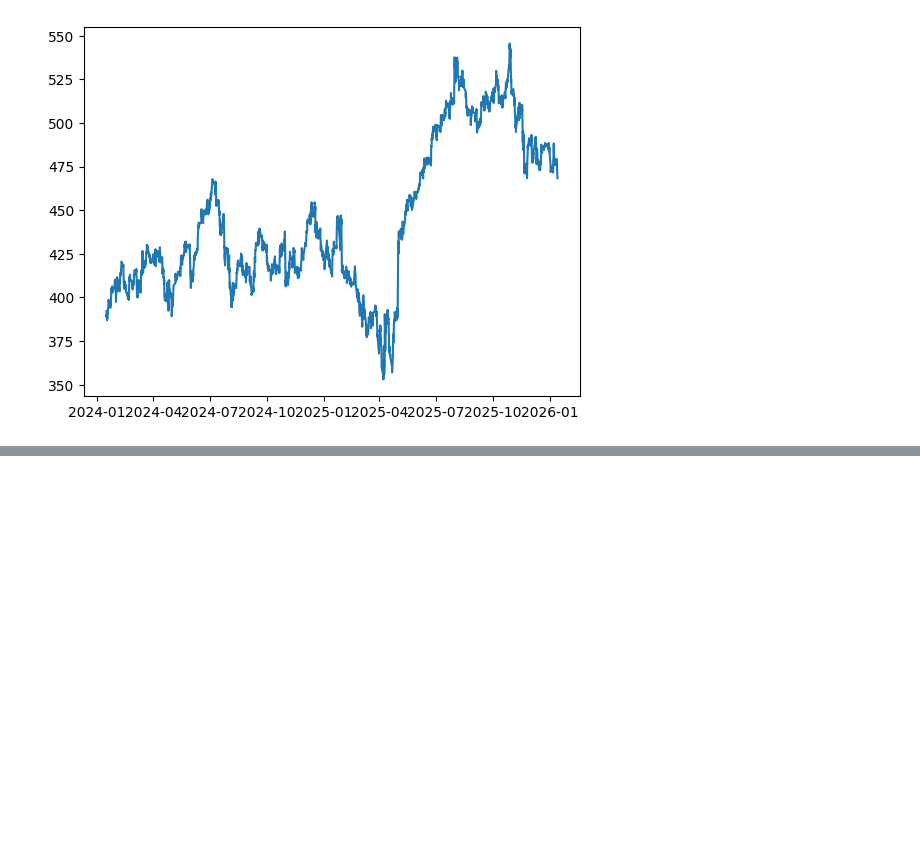
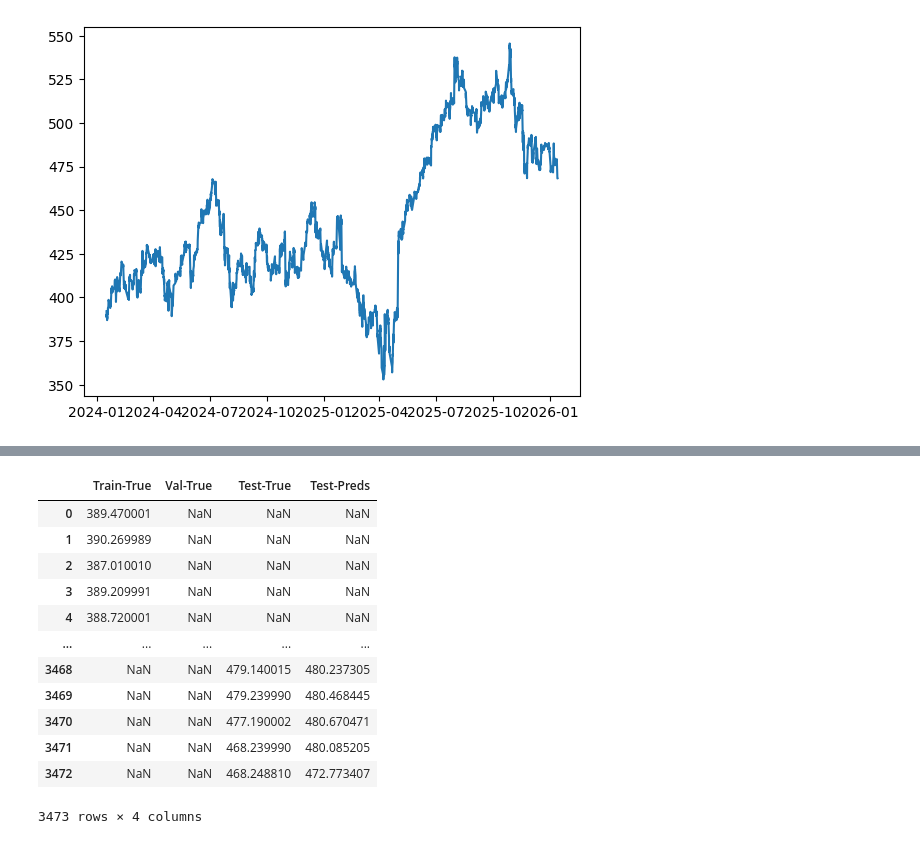
Before and after one commit to noah-frank/LSTMStockModel, a Jupyter notebook: nbs/Create_Data.ipynb, the cells around one changed output, grey strips where cells are left out. Cells and saved outputs as stored; diff of their text form; code cells hidden in the pictures; blank space fills up the shorter version.

```diff
--- a/nbs/Create_Data.ipynb
+++ b/nbs/Create_Data.ipynb
@@ -64,0 +124,4 @@ X_train, y_train = X[3100:], y[3100:]
+# %%
+mcp = ModelCheckpoint("model1/best_model.keras", save_best_only=True)
+model1.compile(loss=MeanSquaredError(), optimizer=Adam(learning_rate=0.001))
+model1.fit(X_train, y_train, validation_data=(X_val, y_val), epochs=100, callbacks=[mcp])
@@ -64,0 +165,21 @@ X_train, y_train = X[3100:], y[3100:]
+# %%
+graph_df = pd.DataFrame({
+    "Train-True": train_true,
+    "Val-True": val_true,
+    "Test-True": test_true,
+    "Test-Preds": test_pred})
+graph_df
+# %% [output]
+|  | Train-True | Val-True | Test-True | Test-Preds |
+| 0 | 389.470001 | NaN | NaN | NaN |
+| 1 | 390.269989 | NaN | NaN | NaN |
+| 2 | 387.010010 | NaN | NaN | NaN |
+| 3 | 389.209991 | NaN | NaN | NaN |
+| 4 | 388.720001 | NaN | NaN | NaN |
+| ... | ... | ... | ... | ... |
+| 3468 | NaN | NaN | 479.140015 | 480.237305 |
+| 3469 | NaN | NaN | 479.239990 | 480.468445 |
+| 3470 | NaN | NaN | 477.190002 | 480.670471 |
+| 3471 | NaN | NaN | 468.239990 | 480.085205 |
+| 3472 | NaN | NaN | 468.248810 | 472.773407 |
+3473 rows × 4 columns
```
Also changed, not shown: parts of 16 cells of this notebook, 2 other files.
